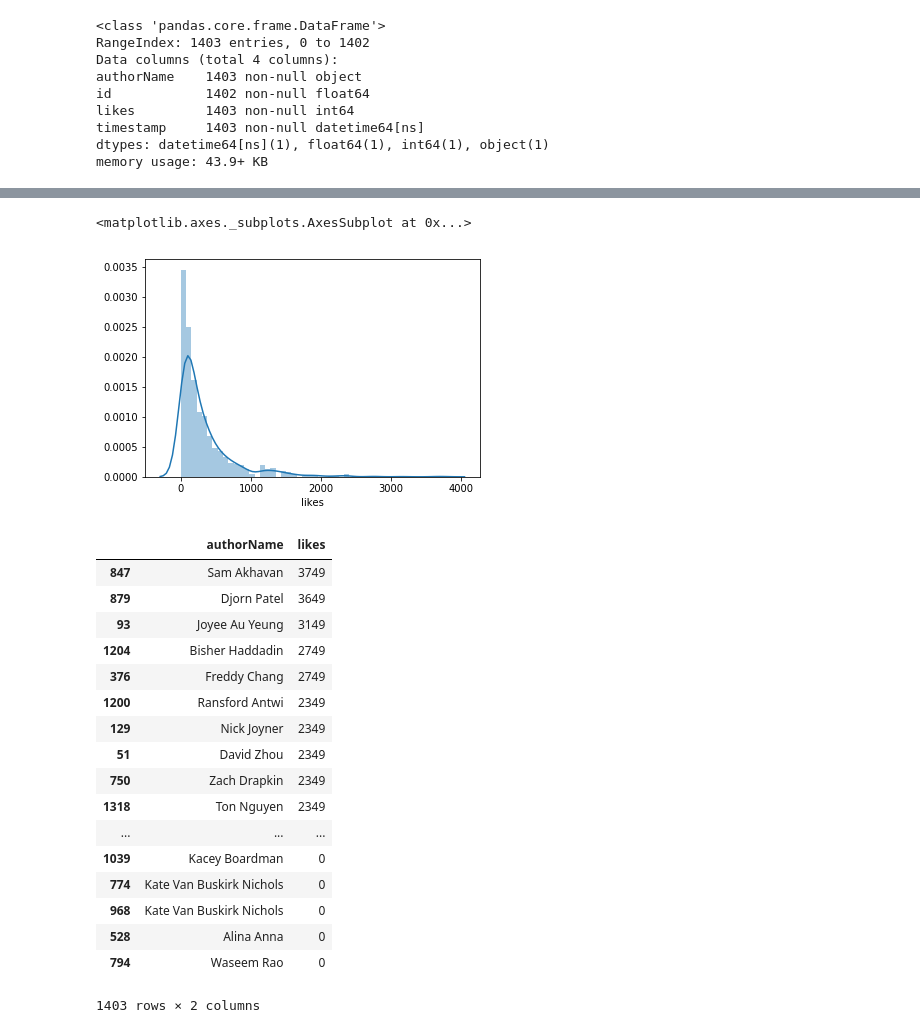
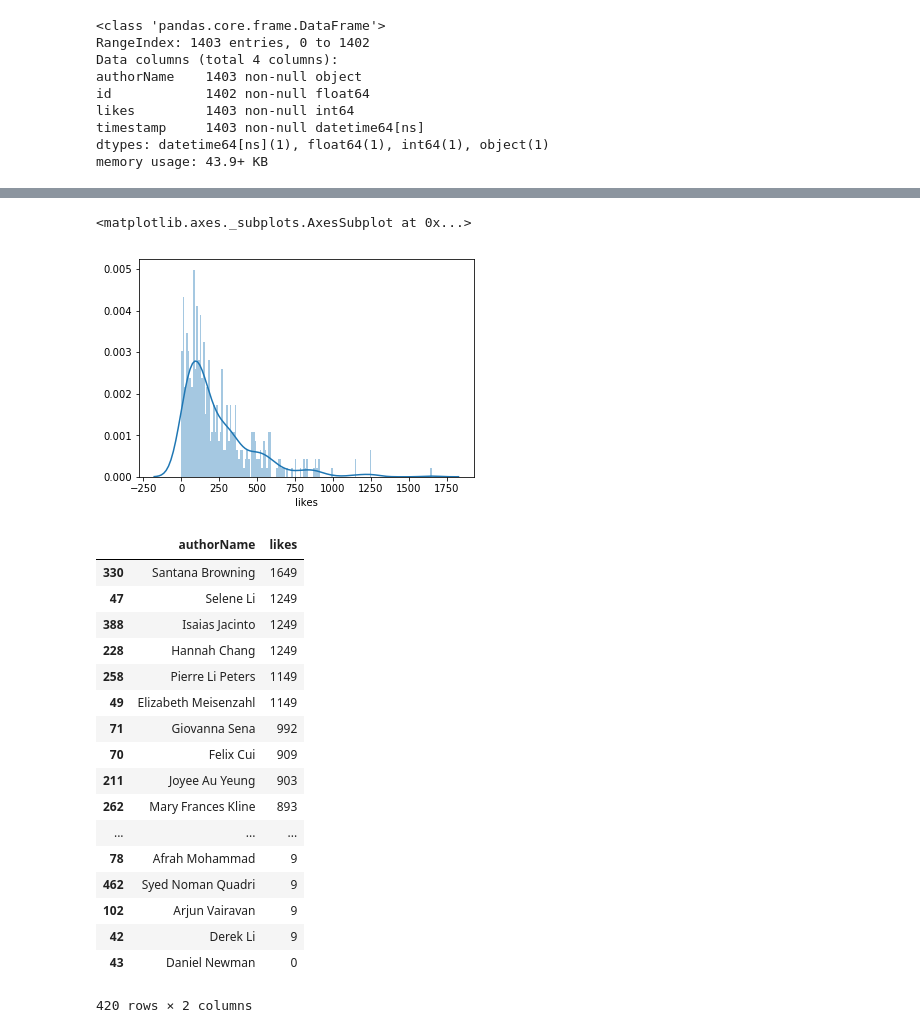
Before and after one commit to abhisuri97/meme-analysis, a Jupyter notebook: Meme-Analysis.ipynb, the cells around one changed output, grey strips where cells are left out. Drawn from its saved outputs; the diff is of its cells as text; code cells hidden in the pictures.

```diff
--- a/Meme-Analysis.ipynb
+++ b/Meme-Analysis.ipynb
@@ -2,5 +2,5 @@
 import pandas as pd
 import json
 # %%
-out = pd.read_json('posts.json')
+out = pd.read_json('posts_2020.json')
 # %%
@@ -63,0 +56,2 @@ min(out['timestamp'].astype('int64'))
+# %%
+out = out[out['timestamp'].astype('int64') > 1558330322000000000] # all posts > may 20 2019 12AM
@@ -222,30 +258,30 @@ plt.ylabel("Count in bucket")
 # %%
 import seaborn as sns
-sns.distplot(out['likes'])
+sns.distplot(out['likes'], bins=150, kde=True, hist=True)
 # %% [output]
 <matplotlib.axes._subplots.AxesSubplot at 0x...>
-[figure, old version]
+[figure, new version]
 # %%
 out.sort_values('likes',ascending=False)[['authorName', 'likes']]
 # %% [output]
 |  | authorName | likes |
-| 847 | Sam Akhavan | 3749 |
-| 879 | Djorn Patel | 3649 |
-| 93 | Joyee Au Yeung | 3149 |
-| 1204 | Bisher Haddadin | 2749 |
-| 376 | Freddy Chang | 2749 |
-| 1200 | Ransford Antwi | 2349 |
-| 129 | Nick Joyner | 2349 |
-| 51 | David Zhou | 2349 |
-| 750 | Zach Drapkin | 2349 |
-| 1318 | Ton Nguyen | 2349 |
+| 330 | Santana Browning | 1649 |
+| 47 | Selene Li | 1249 |
+| 388 | Isaias Jacinto | 1249 |
+| 228 | Hannah Chang | 1249 |
+| 258 | Pierre Li Peters | 1149 |
+| 49 | Elizabeth Meisenzahl | 1149 |
+| 71 | Giovanna Sena | 992 |
+| 70 | Felix Cui | 909 |
+| 211 | Joyee Au Yeung | 903 |
+| 262 | Mary Frances Kline | 893 |
 | ... | ... | ... |
-| 1039 | Kacey Boardman | 0 |
-| 774 | Kate Van Buskirk Nichols | 0 |
-| 968 | Kate Van Buskirk Nichols | 0 |
-| 528 | Alina Anna | 0 |
-| 794 | Waseem Rao | 0 |
+| 78 | Afrah Mohammad | 9 |
+| 462 | Syed Noman Quadri | 9 |
+| 102 | Arjun Vairavan | 9 |
+| 42 | Derek Li | 9 |
+| 43 | Daniel Newman | 0 |
-1403 rows × 2 columns
+420 rows × 2 columns
 # %%
 intermediate = out.groupby('authorName').agg({'likes': sum, 'timestamp': 'count'}).reset_index()
 intermediate['likesPerPost'] = intermediate.apply(lambda x: (x.likes/x.timestamp), axis=1)
```
Also changed, not shown: parts of 22 cells of this notebook, 1 other file.
